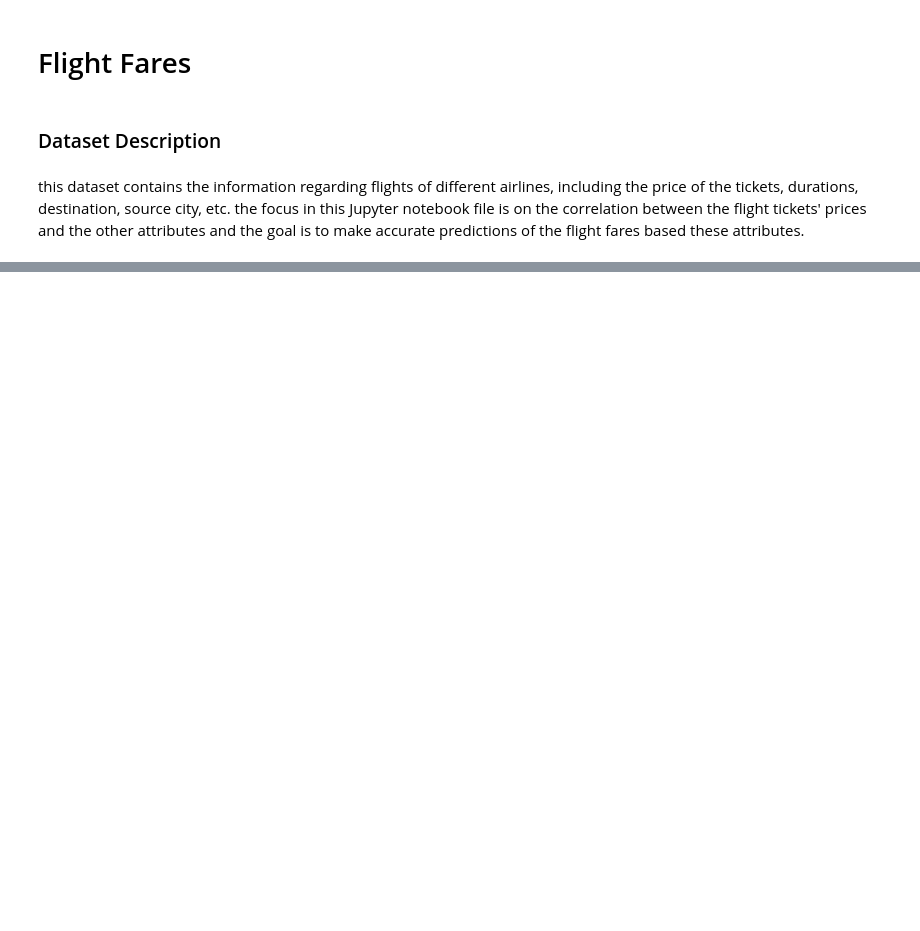
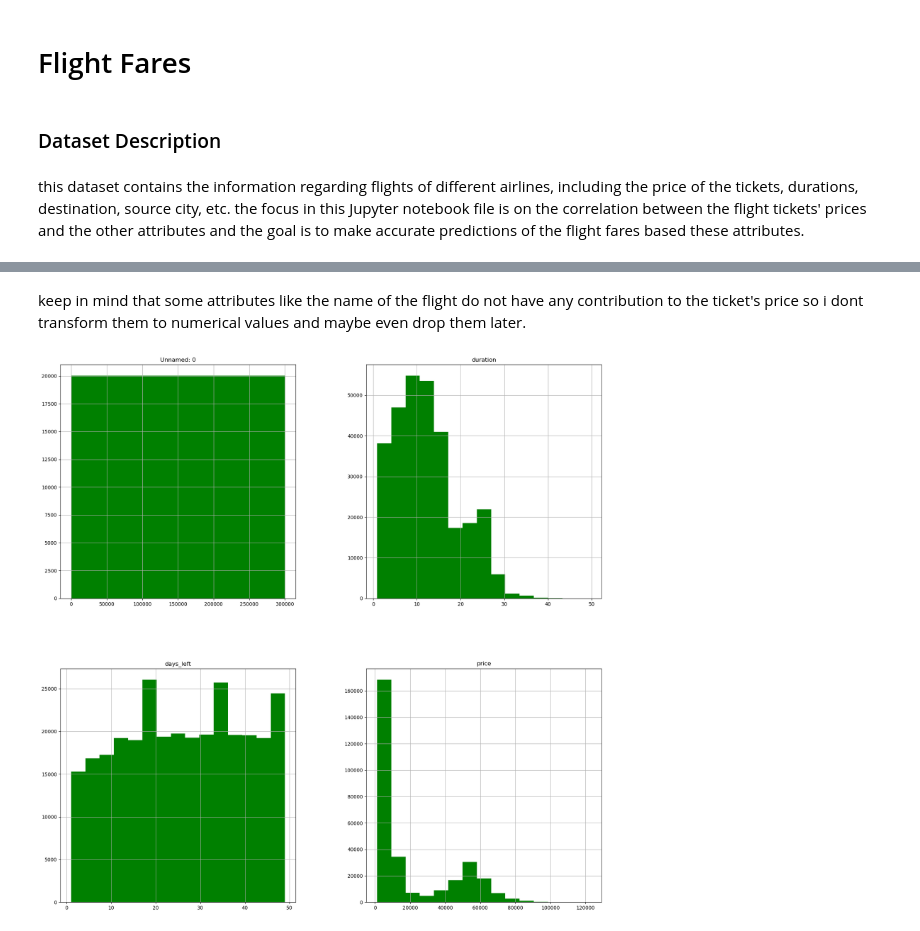
Before and after one commit to Amir-Shahriari/Flight-Fare-Regression, a Jupyter notebook: Flight fares.ipynb, the cells around one changed output, grey strips where cells are left out. Cells and saved outputs as stored; diff of their text form; code cells hidden in the pictures; blank space fills up the shorter version.

```diff
--- a/Flight fares.ipynb
+++ b/Flight fares.ipynb
@@ -31,3 +33,6 @@ from sklearn.model_selection import cross_val_score, KFold
 import matplotlib.pyplot as plt
 from sklearn.preprocessing import StandardScaler, PolynomialFeatures, StandardScaler, MinMaxScaler
 import seaborn as sns
+# %%
+dataset = pd.read_csv('./FlightFaresDataset.csv')
+dataset
@@ -33,0 +57,16 @@ import seaborn as sns
+# %%
+encoder = OrdinalEncoder()
+encoder.fit(dataset[['airline']])
+dataset['airline'] = encoder.transform(dataset[['airline']])
+encoder.fit(dataset[['source_city']])
+dataset['source_city'] = encoder.transform(dataset[['source_city']])
+encoder.fit(dataset[['departure_time']])
+dataset['departure_time'] = encoder.transform(dataset[['departure_time']])
+encoder.fit(dataset[['stops']])
+dataset['stops'] = encoder.transform(dataset[['stops']])
+encoder.fit(dataset[['arrival_time']])
+dataset['arrival_time'] = encoder.transform(dataset[['arrival_time']])
+encoder.fit(dataset[['destination_city']])
+dataset['destination_city'] = encoder.transform(dataset[['destination_city']])
+encoder.fit(dataset[['class']])
+dataset['class'] = encoder.transform(dataset[['class']])
@@ -33,0 +89,7 @@ import seaborn as sns
+# %% [markdown]
+keep in mind that some attributes like the name of the flight do not have any contribution to the ticket's price so i dont transform them to numerical values and maybe even drop them later.
+# %%
+dataset.hist(bins=15 ,figsize=(20,20), color = 'Green')
+plt.show()
+# %% [output]
+[figure, added]
```
Also changed, not shown: parts of 4 cells of this notebook.
